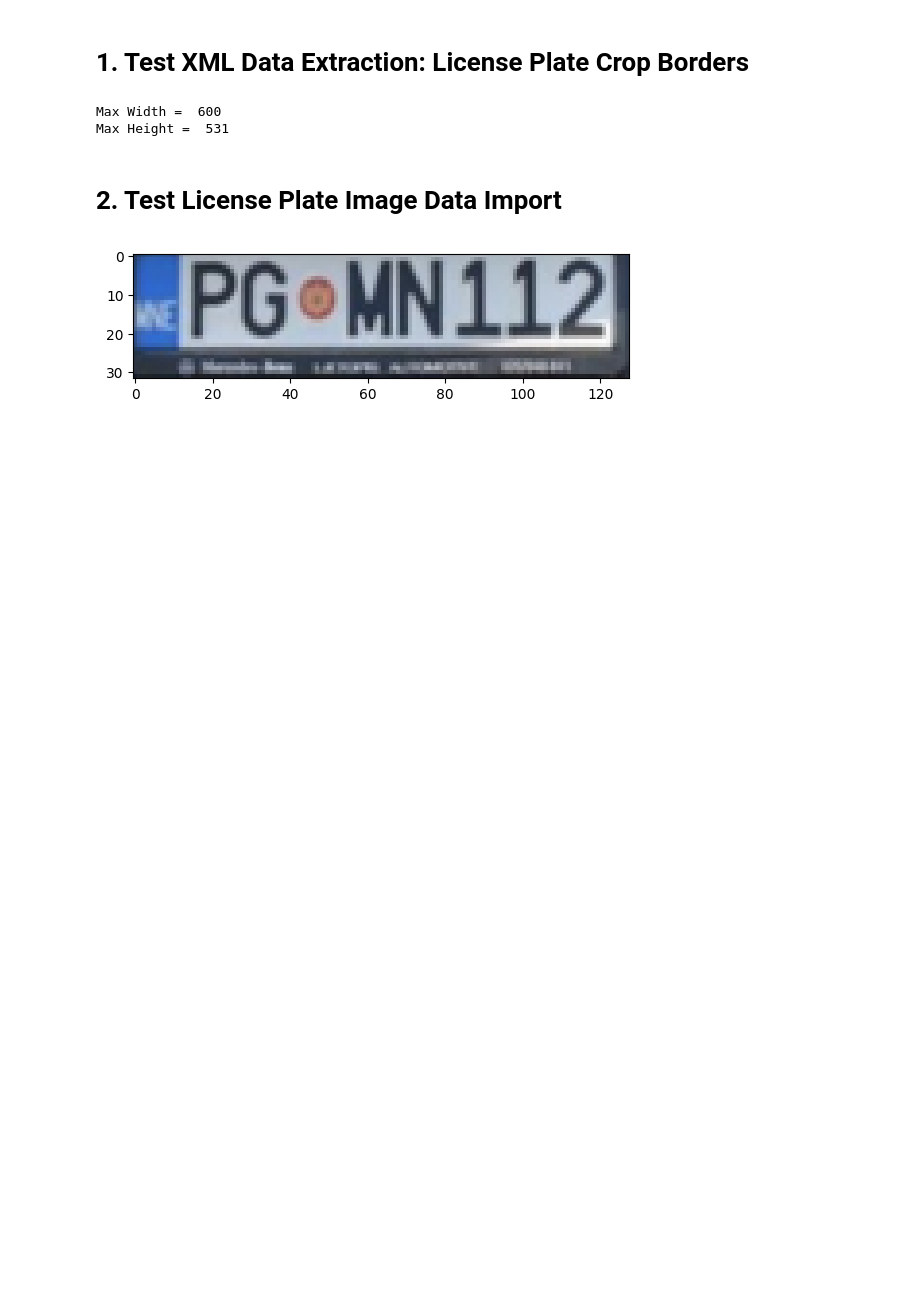
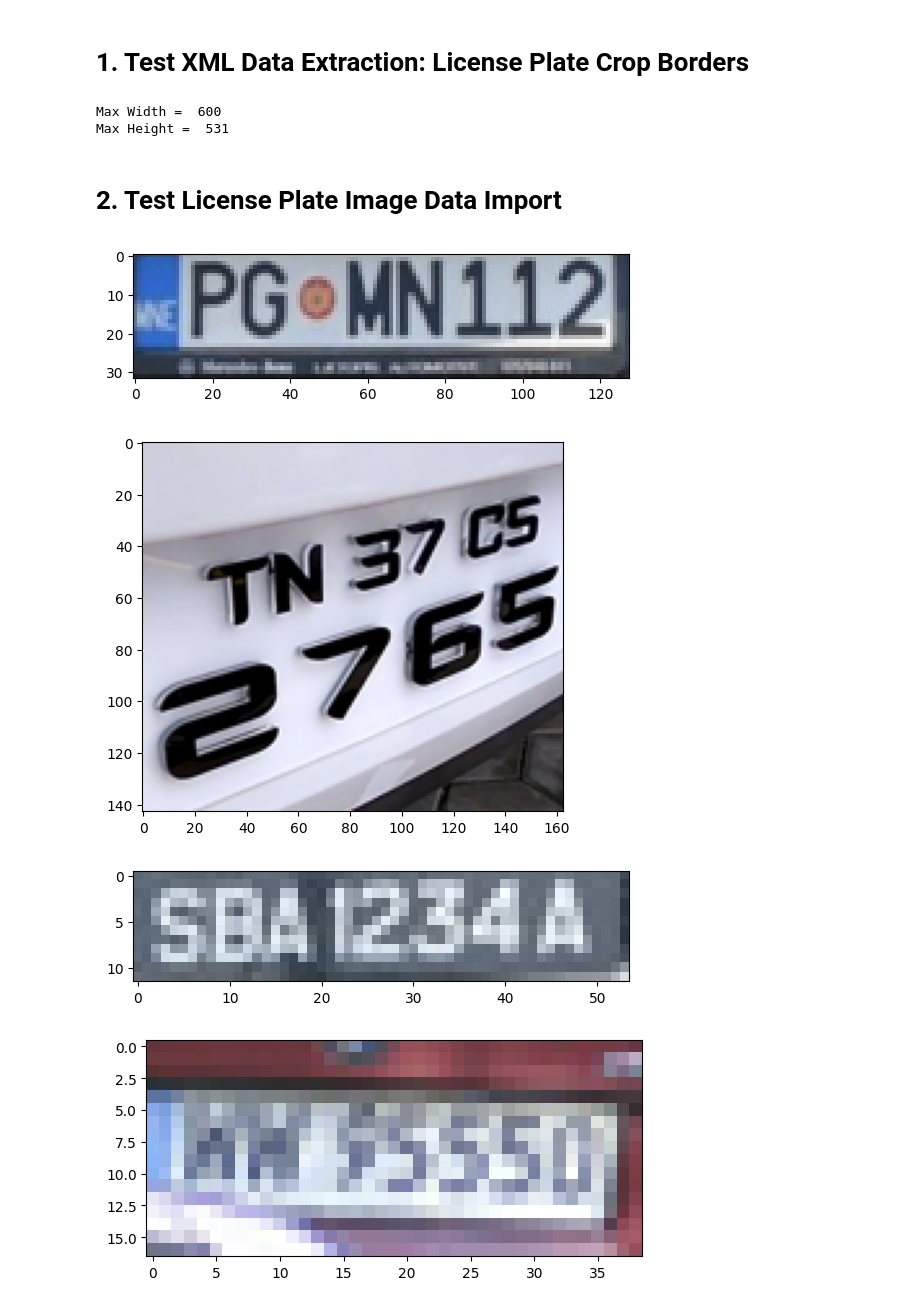
Before and after one commit to Weff24/PrivacyPlate, a Jupyter notebook: pp_blur.ipynb, the cells around one changed output. Cells and saved outputs as stored; diff of their text form; code cells hidden in the pictures; blank space fills up the shorter version.

```diff
--- a/pp_blur.ipynb
+++ b/pp_blur.ipynb
@@ -110,32 +77,35 @@ Max Height =  531
 %matplotlib inline
 
 img_dir_path = Path("/content/drive/MyDrive/01-License Plates/paddedimages")
 
 if not img_dir_path.exists():
   print("Image directory path does not exist")
   sys.exit(1)
 
 cropped_plate_images = []
 plate_images = []
 
 i = 0
 for i, path in enumerate(os.listdir(img_dir_path)):
   plate_image = mpimg.imread(f"{img_dir_path}/{path}")
   fig, ax = plt.subplots()
 
   box = box_locations[int(path[4:-4])]
-  cropped_plate_image = plate_image[box[1]:box[3],box[0]:box[2]]
+  cropped_plate_image = plate_image[box[1]:box[3], box[0]:box[2]]
 
   ax.imshow(cropped_plate_image)
 #   plt.axis("off")
 #   plt.savefig("/content/drive/MyDrive/01-License Plates/croppedimages/test.png")
   plt.show()
 
   plate_images.append((plate_image, box))
   cropped_plate_images.append((cropped_plate_image, box))
 
   i += 1
-  if i == 1:
+  if i == 5:
     break
 # %% [output]
 [figure]
+[figure, added]
+[figure, added]
+[figure, added]
```
Also changed, not shown: parts of 22 cells of this notebook.
